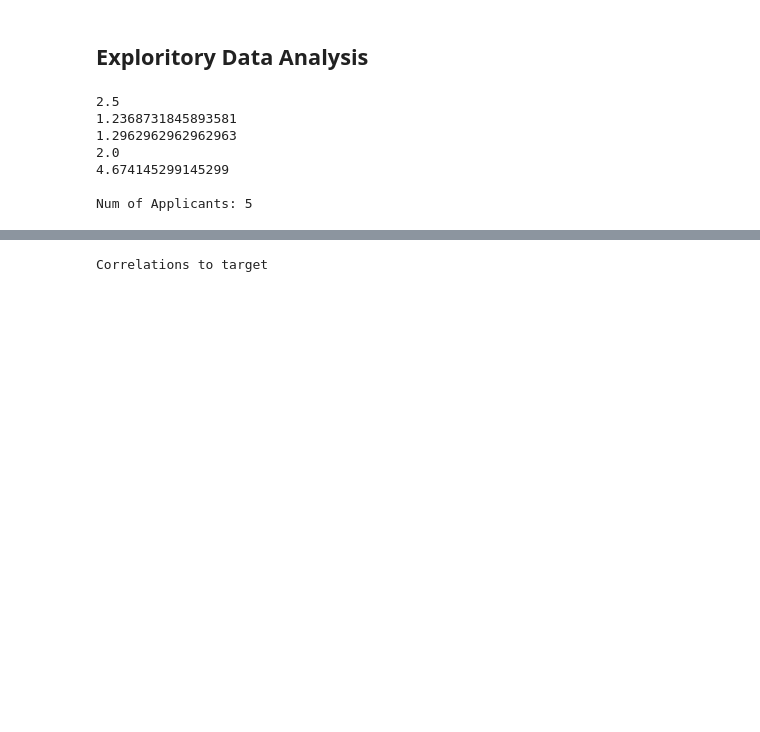
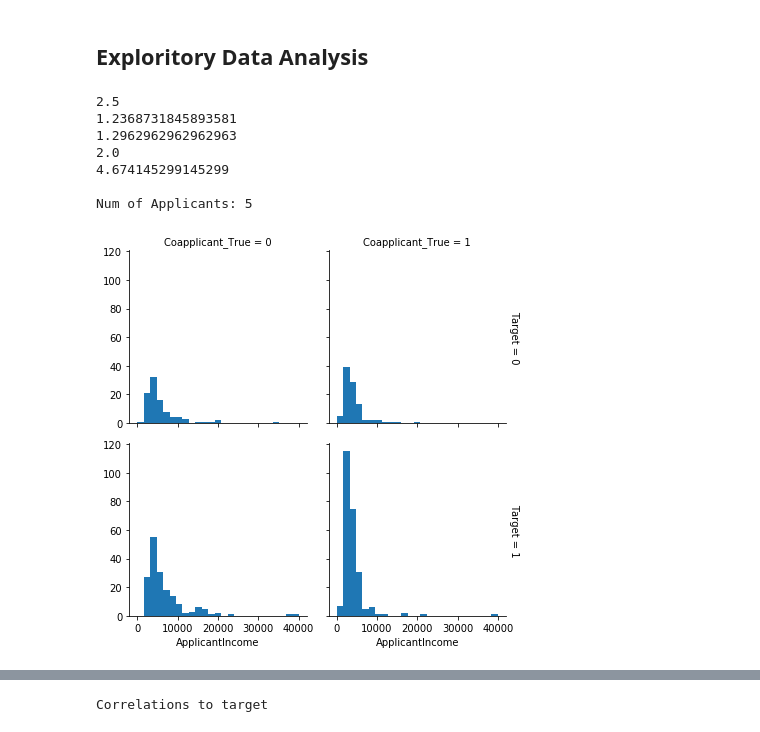
Before and after one commit to TerraJRiley/Loan_Prediction, a Jupyter notebook: Loan_Predictor.ipynb, the cells around one changed output, grey strips where cells are left out. Saved outputs shown, nothing was run; the diff lists cells and outputs as text; code cells hidden in the pictures; blank space fills up the shorter version.

```diff
--- a/Loan_Predictor.ipynb
+++ b/Loan_Predictor.ipynb
@@ -177,3 +186,8 @@ print('Num of Applicants:',count)
 4.674145299145299
 
 Num of Applicants: 5
+# %%
+Grid = sns.FacetGrid(train_df, col="Coapplicant_True", row="Target", margin_titles=True)
+Grid.map(plt.hist,'ApplicantIncome', bins = 25, range = (0,40000));
+# %% [output]
+[figure, added]
```
Also changed, not shown: parts of 48 cells of this notebook.
